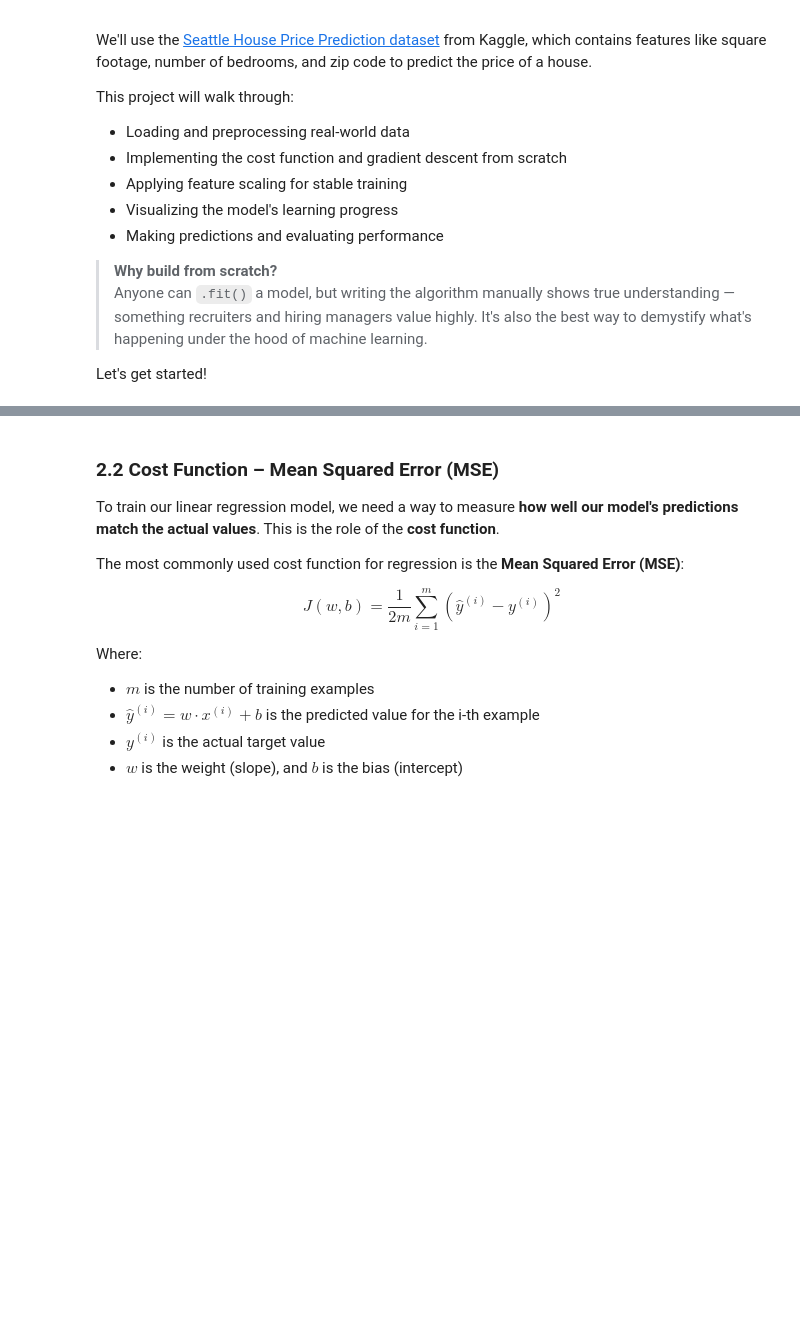
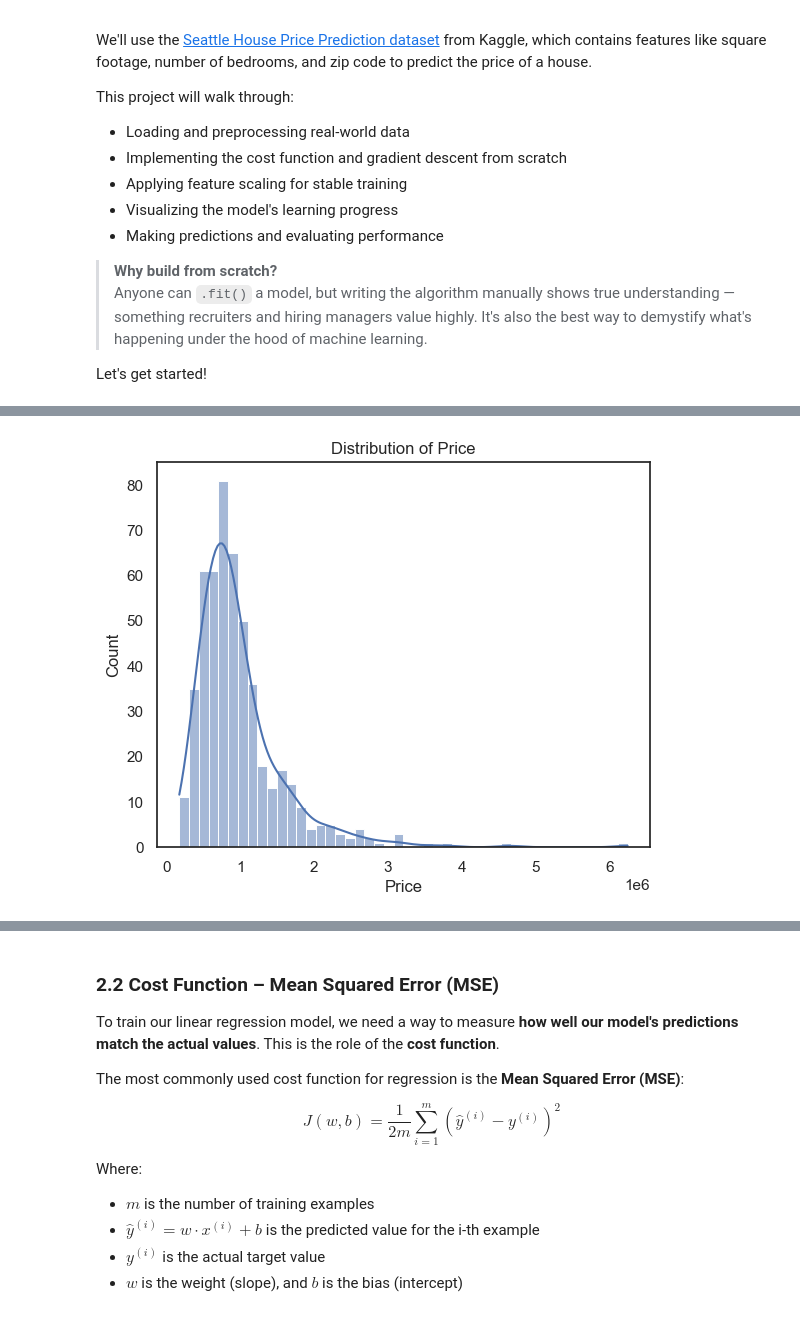
Before and after one commit to erickhangati/machine-learning-projects, a Jupyter notebook: linear-regression/house-price-prediction.ipynb, the cells around one changed output, grey strips where cells are left out. Saved outputs shown, nothing was run; the diff lists cells and outputs as text; code cells hidden in the pictures; blank space fills up the shorter version.

```diff
--- a/linear-regression/house-price-prediction.ipynb
+++ b/linear-regression/house-price-prediction.ipynb
@@ -125,3 +102,3 @@ Size units available: ['sqft']
 # %%
-# Check the consistency of the lot-size units
-print(f"Lot-size units available: {df_clean['lot_size_units'].unique()}")
+# Drop duplicates
+df = df.drop_duplicates()
@@ -193 +132,16 @@ Rows: 1669, Columns: 6
+# %%
+# Create column 'lot_size_sqft' with standardized sqft units
+df['lot_size_sqft'] = df.apply(
+    lambda row: row['lot_size'] * 43560 if row['lot_size_units'] == 'acre' else row['lot_size'], axis=1
+)
+
+# Fill missing values with median
+lot_size_median = df['lot_size_sqft'].median()
+df['lot_size_sqft'] = df['lot_size_sqft'].fillna(lot_size_median)
+
+# Rename 'size' column
+df = df.rename(columns={'size': 'size_sqft'})
+
+# Drop the unnecessary columns
+df = df.drop(columns=['lot_size', 'lot_size_units', 'size_units'])
 # %% [markdown]
@@ -282,0 +212,10 @@ Name: price, dtype: float64
+# %%
+plt.figure(figsize=(14, 5))
+plt.subplot(1, 2, 1)
+sns.histplot(df['price'], kde=True)
+plt.title('Distribution of Price')
+plt.xlabel('Price')
+plt.ylabel('Count')
+plt.show()
+# %% [output]
+[figure, added]
```
Also changed, not shown: parts of 45 cells of this notebook.
